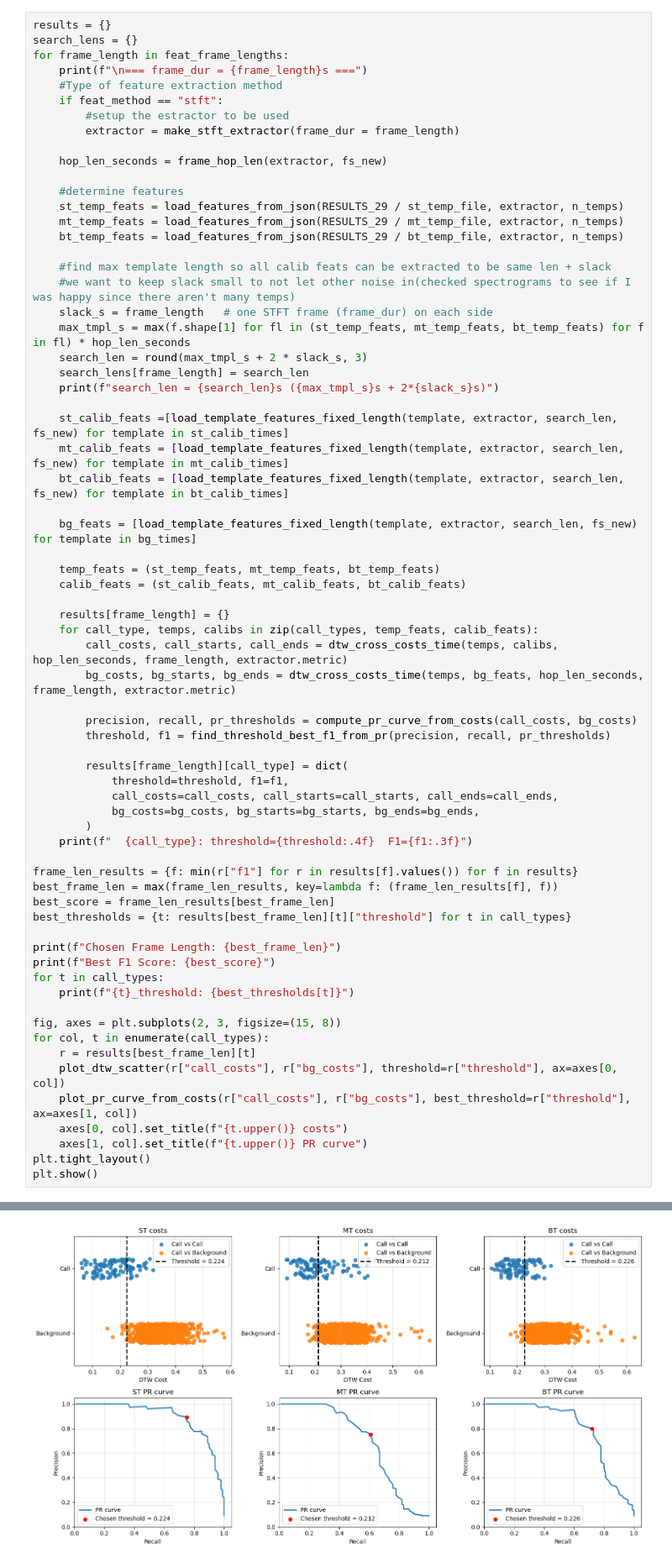
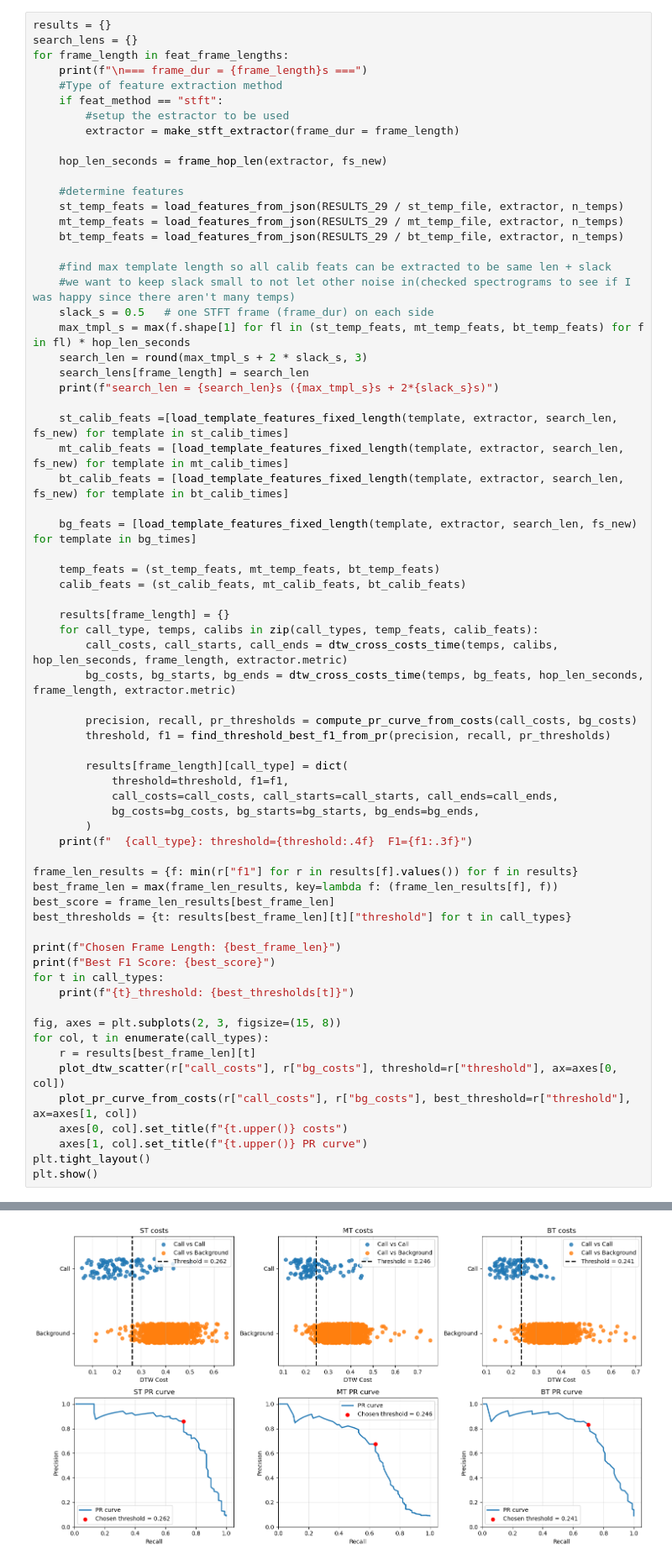
Before and after one commit to koekiekat/Skripsie, a Jupyter notebook: Final Software/stft_calib_10.ipynb, the cells around one changed output, grey strips where cells are left out. Shown at 84% size. Drawn from its saved outputs; the diff is of its cells as text.

Commit message:
Fixed STFT 10

```diff
--- a/Final Software/stft_calib_10.ipynb
+++ b/Final Software/stft_calib_10.ipynb
@@ -90,7 +90,7 @@ for frame_length in feat_frame_lengths:
 
     #find max template length so all calib feats can be extracted to be same len + slack
     #we want to keep slack small to not let other noise in(checked spectrograms to see if I was happy since there aren't many temps)
-    slack_s = frame_length   # one STFT frame (frame_dur) on each side
+    slack_s = 0.5   # one STFT frame (frame_dur) on each side
     max_tmpl_s = max(f.shape[1] for fl in (st_temp_feats, mt_temp_feats, bt_temp_feats) for f in fl) * hop_len_seconds
     search_len = round(max_tmpl_s + 2 * slack_s, 3)
     search_lens[frame_length] = search_len
@@ -160,4 +160,4 @@ bt_threshold: 0.22633005900141545
-[figure, old version]
+[figure, new version]
 # %%
 if feat_method == "stft":
     extractor = make_stft_extractor(frame_dur = best_frame_len)
```
Also changed, not shown: parts of 2 cells of this notebook, 7 other files.
